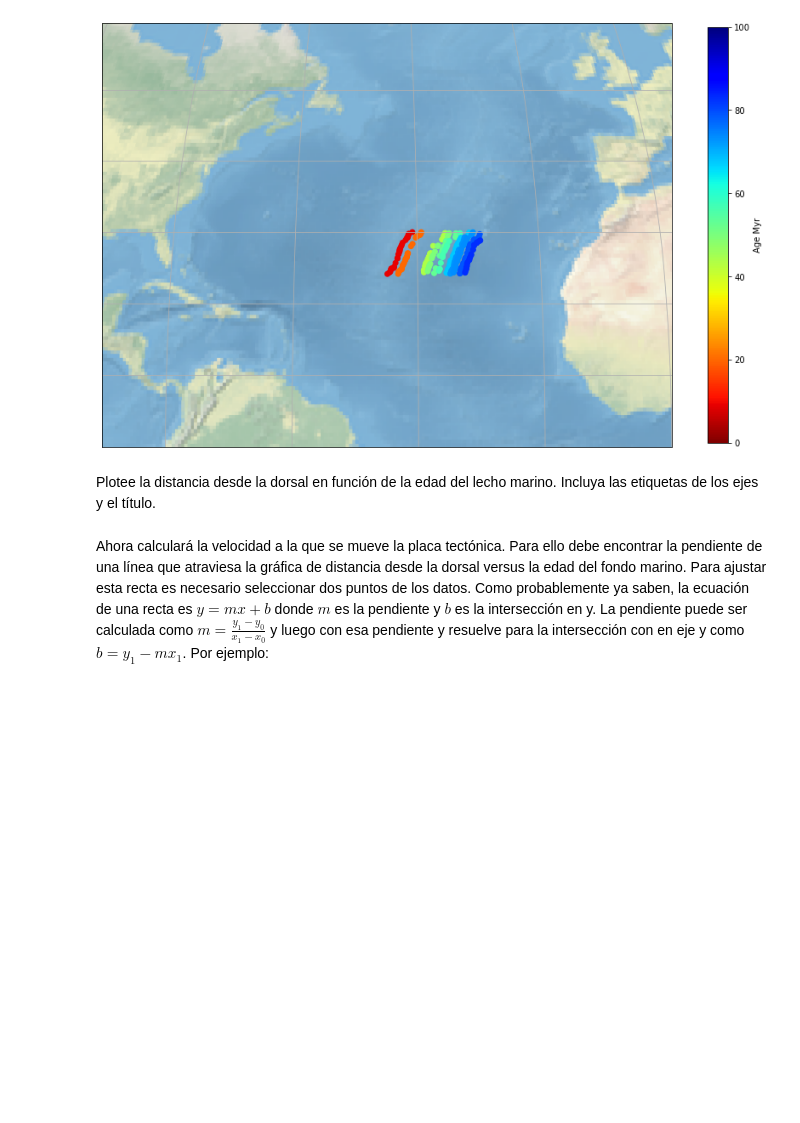
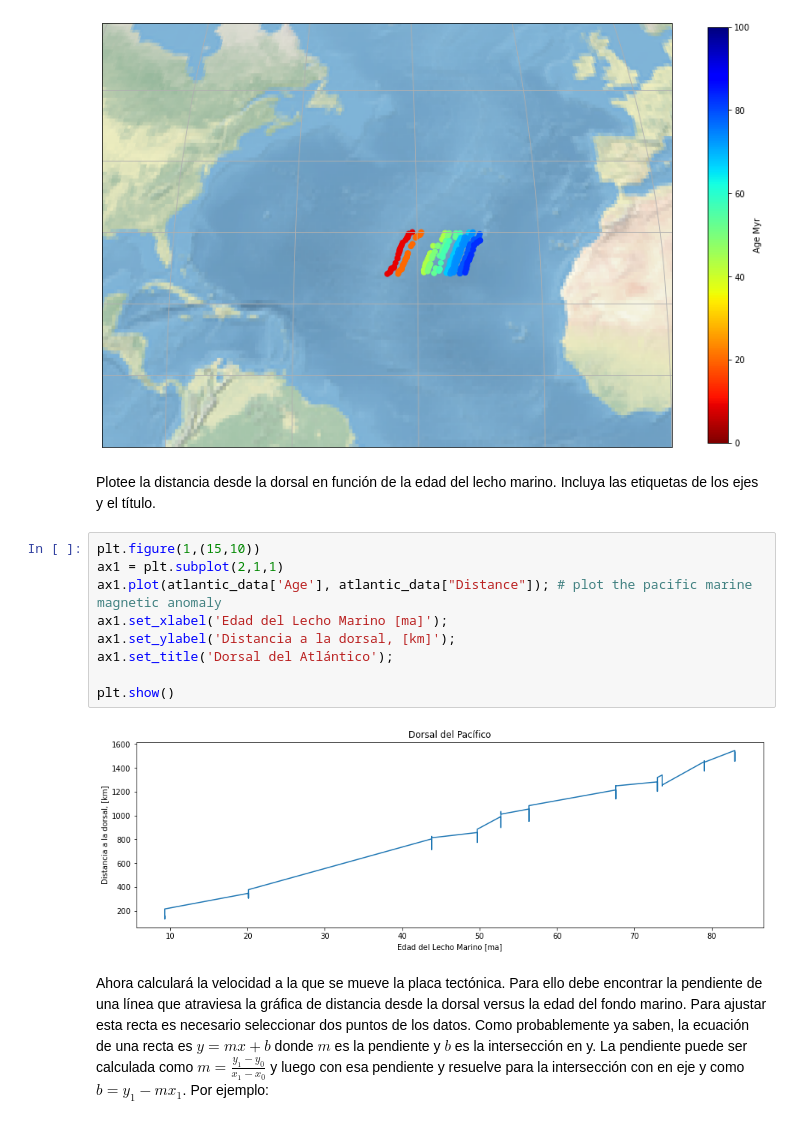
Before and after one commit to Pablolog42/2021-CD2201, a Jupyter notebook: Semana4/Tarea_Semana_04/Tarea_Semana_04.ipynb, the cells around one changed output. Cells and saved outputs as stored; diff of their text form; blank space fills up the shorter version.

```diff
--- a/Semana4/Tarea_Semana_04/Tarea_Semana_04.ipynb
+++ b/Semana4/Tarea_Semana_04/Tarea_Semana_04.ipynb
@@ -45,6 +54,17 @@ plt.show()
 [figure]
 # %% [markdown]
 Plotee la distancia desde la dorsal en función de la edad del lecho marino. Incluya las etiquetas de los ejes y el título.
+# %%
+plt.figure(1,(15,10))
+ax1 = plt.subplot(2,1,1)
+ax1.plot(atlantic_data['Age'], atlantic_data["Distance"]); # plot the pacific marine magnetic anomaly
+ax1.set_xlabel('Edad del Lecho Marino [ma]');
+ax1.set_ylabel('Distancia a la dorsal, [km]');
+ax1.set_title('Dorsal del Atlántico');
+
+plt.show()
+# %% [output]
+[figure, added]
 # %% [markdown]
 Ahora calculará la velocidad a la que se mueve la placa tectónica. Para ello debe encontrar la pendiente de una línea que atraviesa la gráfica de distancia desde la dorsal versus la edad del fondo marino. Para ajustar esta recta es necesario seleccionar dos puntos de los datos. Como probablemente ya saben, la ecuación  de una recta es $y = mx + b$ donde $ m $ es la pendiente y $ b $ es la intersección en y. La pendiente puede ser calculada como $ m  = \frac{y_ {1} -y_ {0}} {x_ {1} -x_ {0}} $ y luego con esa pendiente y resuelve para la intersección con en eje y como $b = y_ {1} -mx_ {1}$. Por ejemplo:
 # %%
```
Also changed, not shown: parts of 15 cells of this notebook, 7 other files.
